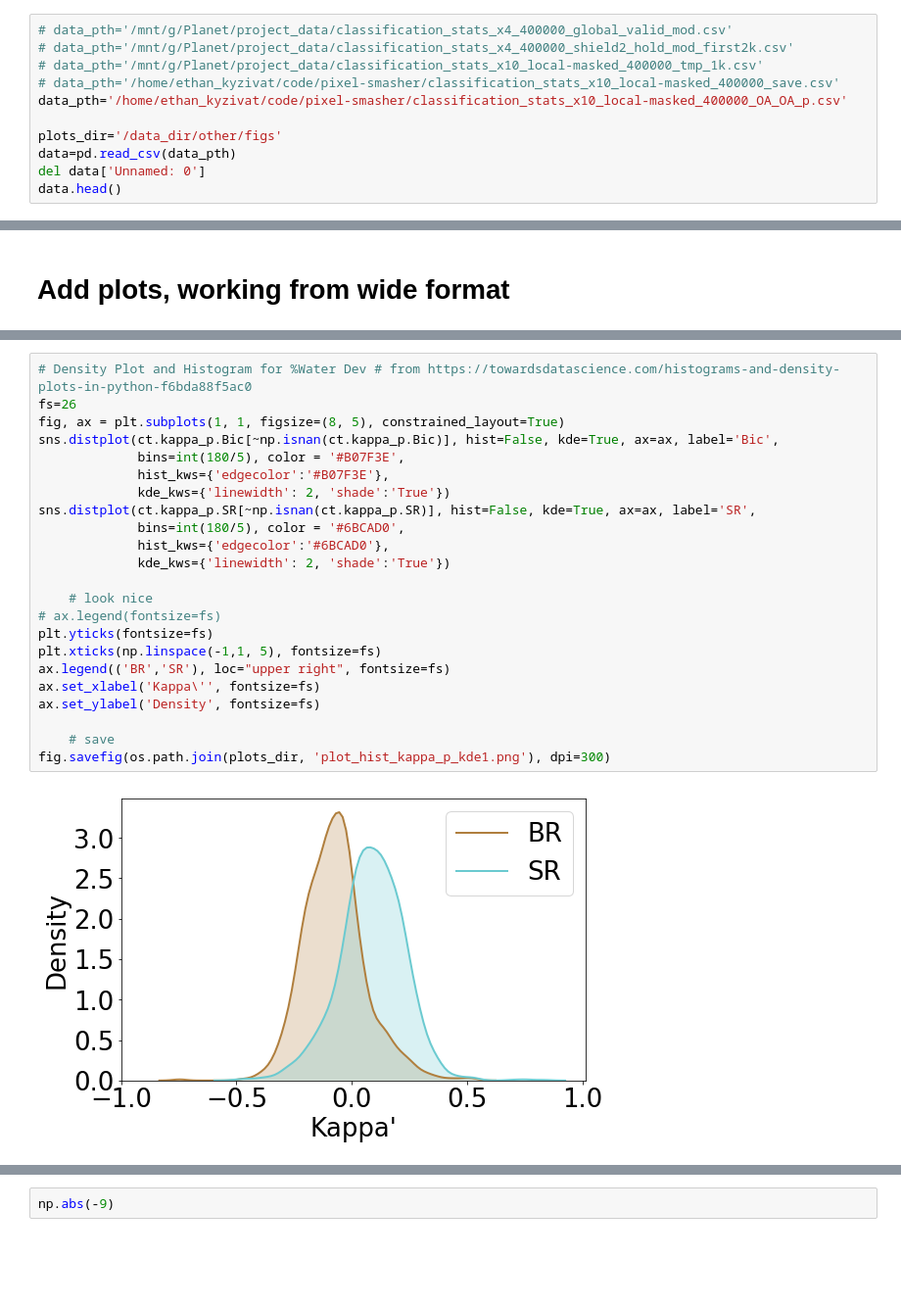
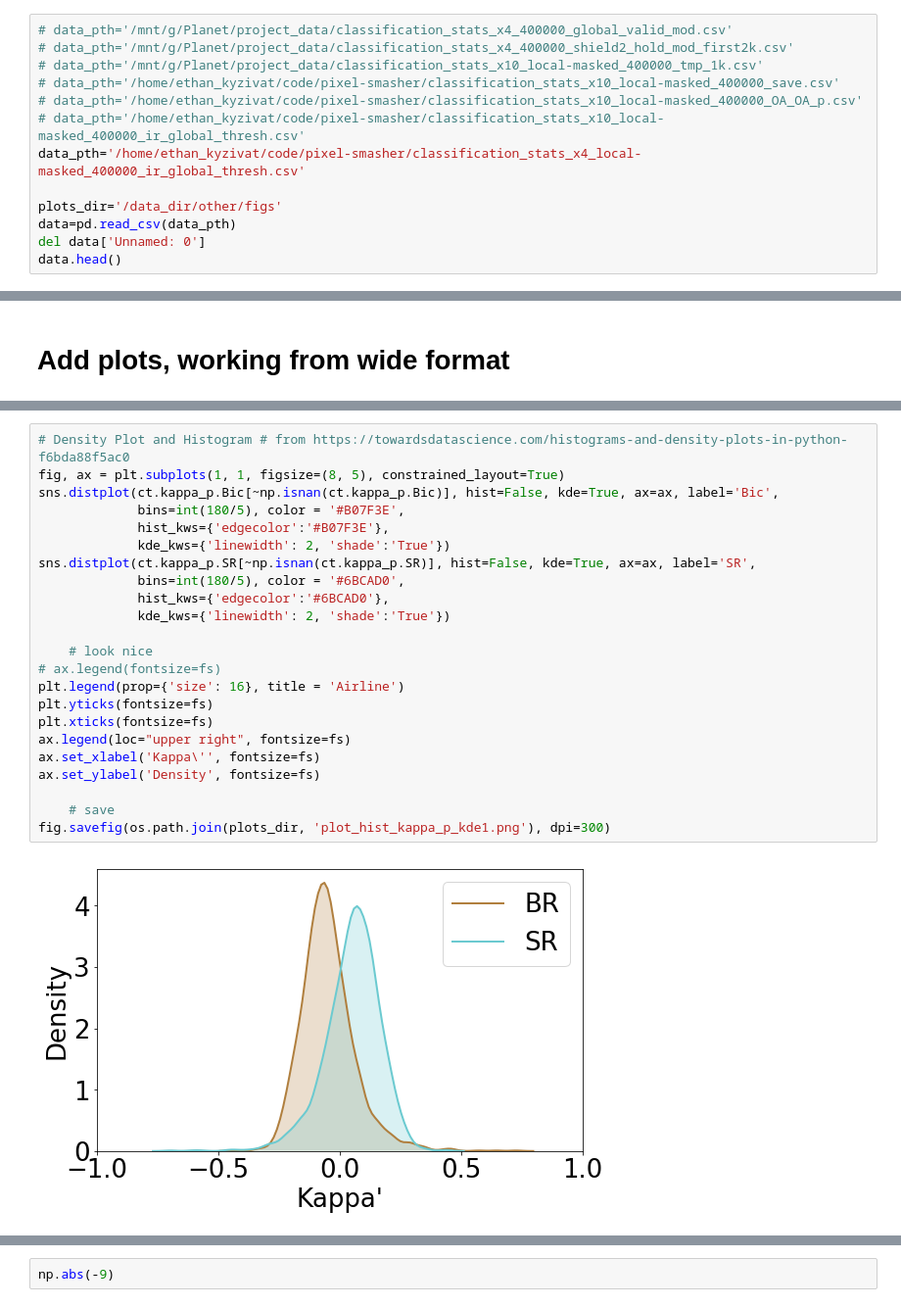
Before and after one commit to elezine/pixel-smasher, a Jupyter notebook: old_BasicSR/codes/notebooks/analysis_plots_v2.ipynb, the cells around one changed output, grey strips where cells are left out. Shown: that part at 98% size. Cells and saved outputs as stored; diff of their text form; blank space fills up the shorter version.

```diff
--- a/old_BasicSR/codes/notebooks/analysis_plots_v2.ipynb
+++ b/old_BasicSR/codes/notebooks/analysis_plots_v2.ipynb
@@ -18,7 +18,9 @@ pd.options.display.max_columns = 60
 # data_pth='/mnt/g/Planet/project_data/classification_stats_x4_400000_shield2_hold_mod_first2k.csv'
 # data_pth='/mnt/g/Planet/project_data/classification_stats_x10_local-masked_400000_tmp_1k.csv'
 # data_pth='/home/ethan_kyzivat/code/pixel-smasher/classification_stats_x10_local-masked_400000_save.csv'
-data_pth='/home/ethan_kyzivat/code/pixel-smasher/classification_stats_x10_local-masked_400000_OA_OA_p.csv'
+# data_pth='/home/ethan_kyzivat/code/pixel-smasher/classification_stats_x10_local-masked_400000_OA_OA_p.csv'
+# data_pth='/home/ethan_kyzivat/code/pixel-smasher/classification_stats_x10_local-masked_400000_ir_global_thresh.csv'
+data_pth='/home/ethan_kyzivat/code/pixel-smasher/classification_stats_x4_local-masked_400000_ir_global_thresh.csv'
 
 plots_dir='/data_dir/other/figs'
 data=pd.read_csv(data_pth)
@@ -132,28 +149,28 @@ Text(0, 0.5, 'Count')
 # %%
-# Density Plot and Histogram for %Water Dev # from https://towardsdatascience.com/histograms-and-density-plots-in-python-f6bda88f5ac0
-fs=26
+# Density Plot and Histogram # from https://towardsdatascience.com/histograms-and-density-plots-in-python-f6bda88f5ac0
 fig, ax = plt.subplots(1, 1, figsize=(8, 5), constrained_layout=True)
 sns.distplot(ct.kappa_p.Bic[~np.isnan(ct.kappa_p.Bic)], hist=False, kde=True, ax=ax, label='Bic',
              bins=int(180/5), color = '#B07F3E',
              hist_kws={'edgecolor':'#B07F3E'},
              kde_kws={'linewidth': 2, 'shade':'True'})
 sns.distplot(ct.kappa_p.SR[~np.isnan(ct.kappa_p.SR)], hist=False, kde=True, ax=ax, label='SR',
              bins=int(180/5), color = '#6BCAD0',
              hist_kws={'edgecolor':'#6BCAD0'},
              kde_kws={'linewidth': 2, 'shade':'True'})
 
     # look nice
 # ax.legend(fontsize=fs)
+plt.legend(prop={'size': 16}, title = 'Airline')
 plt.yticks(fontsize=fs)
-plt.xticks(np.linspace(-1,1, 5), fontsize=fs)
-ax.legend(('BR','SR'), loc="upper right", fontsize=fs)
+plt.xticks(fontsize=fs)
+ax.legend(loc="upper right", fontsize=fs)
 ax.set_xlabel('Kappa\'', fontsize=fs)
 ax.set_ylabel('Density', fontsize=fs)
 
     # save
 fig.savefig(os.path.join(plots_dir, 'plot_hist_kappa_p_kde1.png'), dpi=300)
 # %% [output]
-[figure, old version]
+[figure, new version]
 # %%
 # Density Plot and Histogram # from https://towardsdatascience.com/histograms-and-density-plots-in-python-f6bda88f5ac0
 fs=26
```
Also changed, not shown: parts of 9 cells of this notebook, 1 other file.
